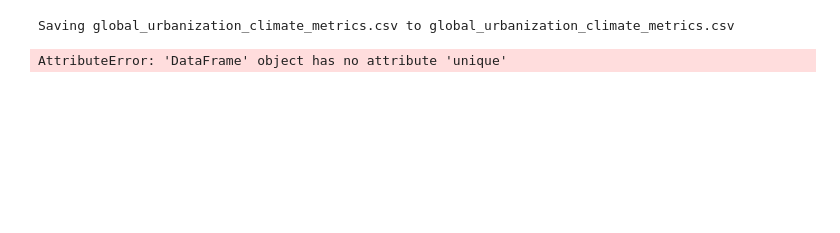
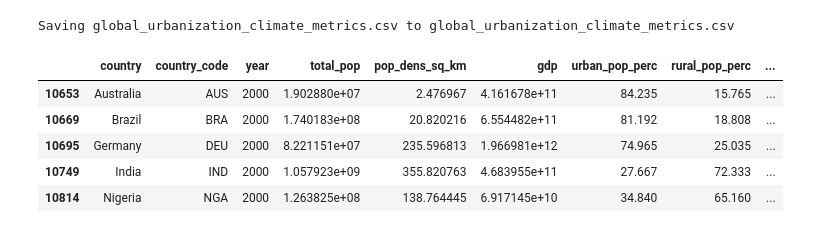
Before and after one commit to emmners/widsdatathon, a Jupyter notebook: urbanization_dataset.ipynb, the cells around one changed output. Drawn from its saved outputs; the diff is of its cells as text; code cells hidden in the pictures; blank space fills up the shorter version.

```diff
--- a/urbanization_dataset.ipynb
+++ b/urbanization_dataset.ipynb
@@ -9,9 +9,17 @@ Saving global_urbanization_climate_metrics.csv to global_urbanization_climate_me
 # %%
 import pandas as pd
 import matplotlib.pyplot as plt
 
 df = pd.read_csv('global_urbanization_climate_metrics.csv')
-df = df[df['year'] ]
+df = df[(df['year'] >= 2000) & (df['year'] <= 2022)]
+countries = ['United States', 'Australia', 'Germany', 'India', 'Nigeria', 'Brazil']
+df = df[df['country'].isin(countries)]
+df.head()
 #year 2000-2022
 # %% [output]
-AttributeError: 'DataFrame' object has no attribute 'unique'
+|  | country | country_code | year | total_pop | pop_dens_sq_km | gdp | urban_pop_perc | rural_pop_perc | ... |
+| 10653 | Australia | AUS | 2000 | 1.902880e+07 | 2.476967 | 4.161678e+11 | 84.235 | 15.765 | ... |
+| 10669 | Brazil | BRA | 2000 | 1.740183e+08 | 20.820216 | 6.554482e+11 | 81.192 | 18.808 | ... |
+| 10695 | Germany | DEU | 2000 | 8.221151e+07 | 235.596813 | 1.966981e+12 | 74.965 | 25.035 | ... |
+| 10749 | India | IND | 2000 | 1.057923e+09 | 355.820763 | 4.683955e+11 | 27.667 | 72.333 | ... |
+| 10814 | Nigeria | NGA | 2000 | 1.263825e+08 | 138.764445 | 6.917145e+10 | 34.840 | 65.160 | ... |
```
Also changed, not shown: parts of 2 cells of this notebook.
